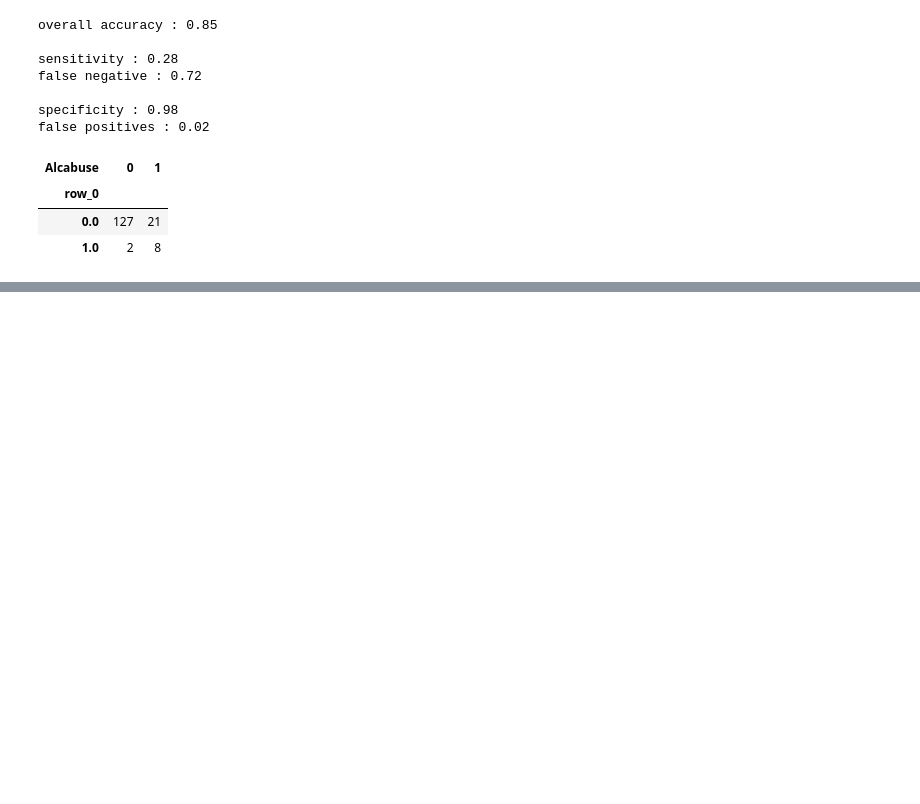
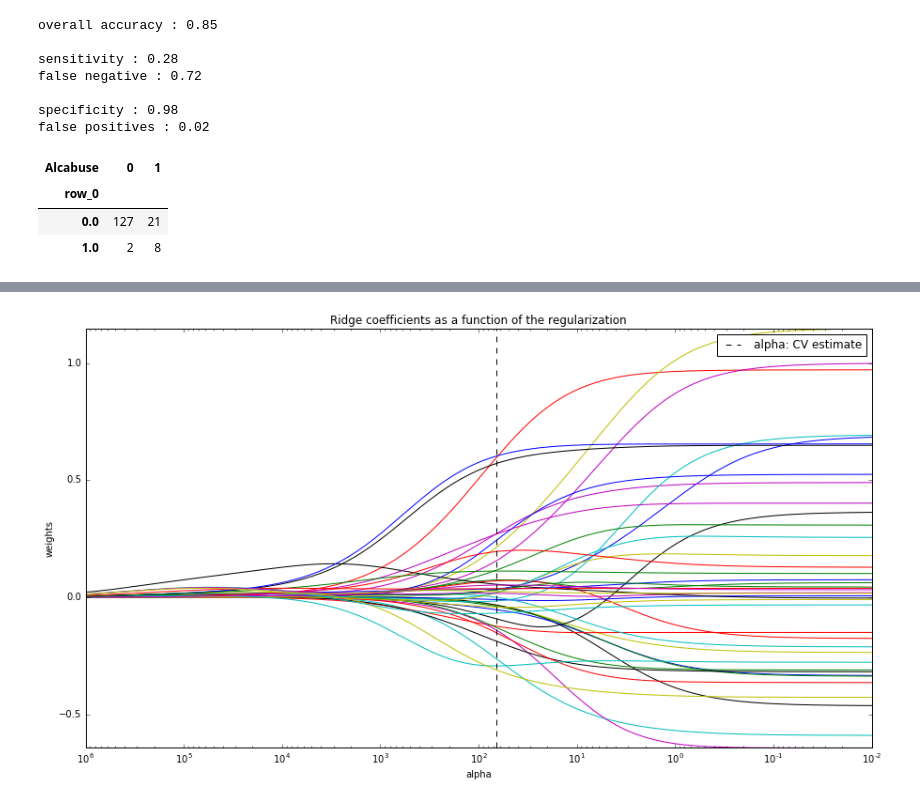
Before and after one commit to ljchang/psyc63, a Jupyter notebook: Notebooks/DataAnalysis2.ipynb, the cells around one changed output, grey strips where cells are left out. Cells and saved outputs as stored; diff of their text form; code cells hidden in the pictures; blank space fills up the shorter version.

```diff
--- a/Notebooks/DataAnalysis2.ipynb
+++ b/Notebooks/DataAnalysis2.ipynb
@@ -354,0 +455,39 @@ m = smf.OLS(y,X)
+# %%
+from sklearn import linear_model
+y, X = dmatrices(formula_like=formula, data=df, return_type='dataframe')
+y = y.values
+X = X.values
+n_alphas = 200
+alphas = np.logspace(-2, 6, n_alphas)
+
+# Get optimal lambda
+clf = linear_model.RidgeCV(alphas=alphas)
+clf.fit(X,y)
+aestim = clf.alpha_ # Estimated regularization param
+
+# Get paths
+clf = linear_model.Ridge(fit_intercept=False)
+coefs = []
+for a in alphas:
+    clf.set_params(alpha=a)
+    clf.fit(X, y)
+    coefs.append(clf.coef_)
+
+###############################################################################
+# Display results
+plt.figure(figsize=(15,8))
+
+ax = plt.gca()
+# ax.set_color_cycle(['b', 'r', 'g', 'c', 'k', 'y', 'm'])
+ax.plot(alphas, np.squeeze(coefs))
+ax.set_xscale('log')
+ax.set_xlim(ax.get_xlim()[::-1])  # reverse axis
+plt.axvline(aestim, linestyle='--', color='k', label='alpha: CV estimate')
+plt.legend()
+plt.xlabel('alpha')
+plt.ylabel('weights')
+plt.title('Ridge coefficients as a function of the regularization')
+plt.axis('tight')
+plt.show()
+# %% [output]
+[figure, added]
```
Also changed, not shown: parts of 23 cells of this notebook.
